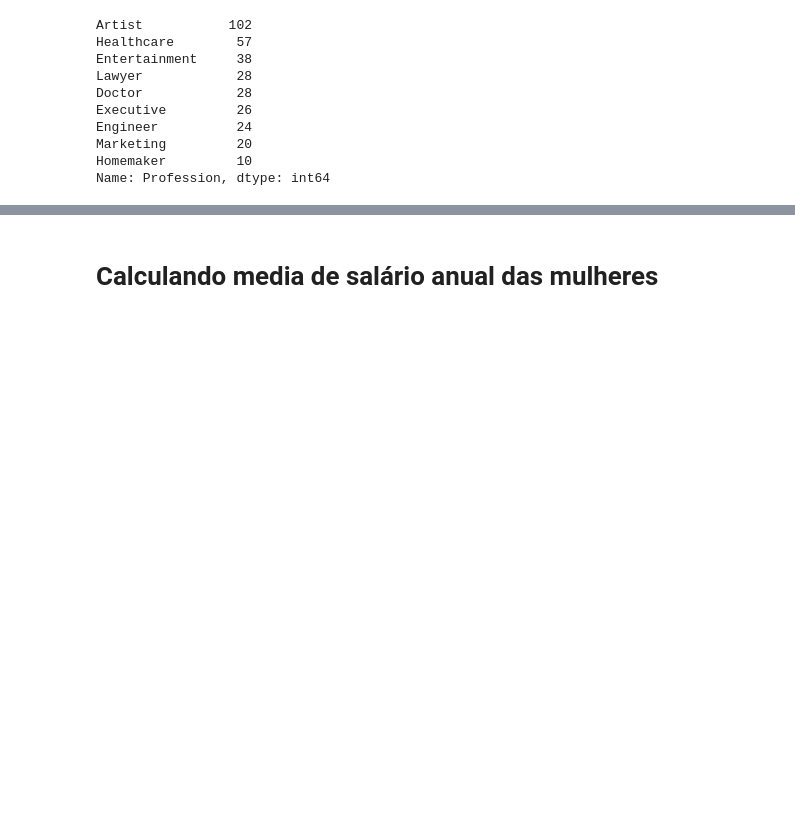
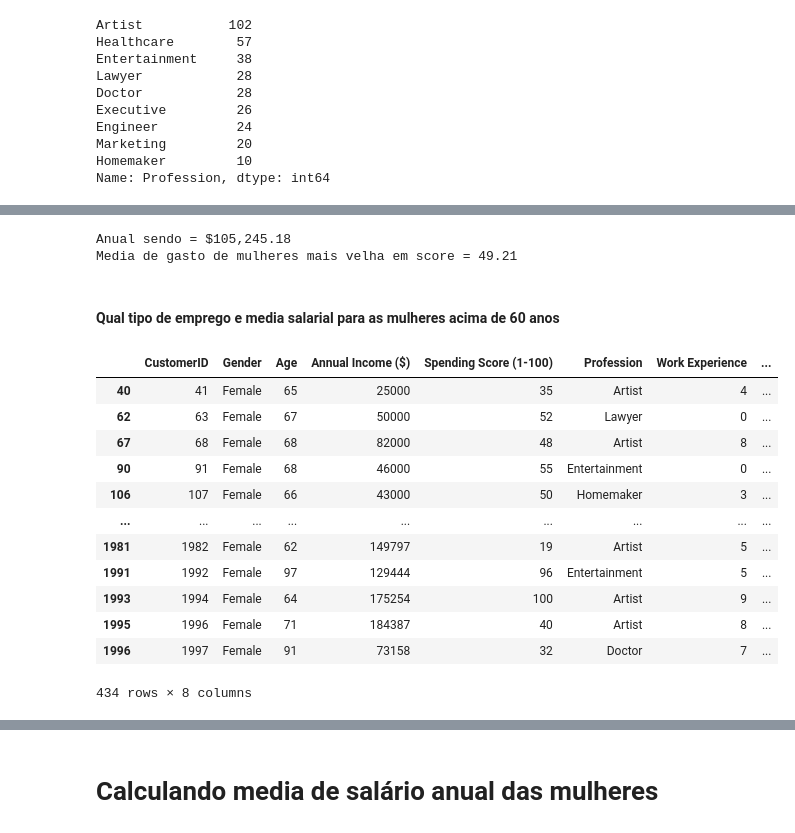
Before and after one commit to Raphael-Lira/ANALISE-DE-DADOS-EMPREGOS, a Jupyter notebook: code.ipynb, the cells around one changed output, grey strips where cells are left out. Drawn from its saved outputs; the diff is of its cells as text; code cells hidden in the pictures; blank space fills up the shorter version.

```diff
--- a/code.ipynb
+++ b/code.ipynb
@@ -116,0 +153,27 @@ Anual sendo = $112,483.47
+# %%
+print('Anual sendo = ${:,.2f}'.format(df_female_age60['Annual Income ($)'].mean()))
+
+print('Media de gasto de mulheres mais velha em score = {:.2f}'.format(df_female_age60['Spending Score (1-100)'].mean()))
+# %% [output]
+Anual sendo = $105,245.18
+Media de gasto de mulheres mais velha em score = 49.21
+# %% [markdown]
+#### Qual tipo de emprego e media salarial para as mulheres acima de 60 anos
+# %%
+# Divindo df em 3 tipos de idades
+df_female_age_old = df_female.loc[df_female['Age'] > 60]
+display(df_female_age_old)
+# %% [output]
+|  | CustomerID | Gender | Age | Annual Income ($) | Spending Score (1-100) | Profession | Work Experience | ... |
+| 40 | 41 | Female | 65 | 25000 | 35 | Artist | 4 | ... |
+| 62 | 63 | Female | 67 | 50000 | 52 | Lawyer | 0 | ... |
+| 67 | 68 | Female | 68 | 82000 | 48 | Artist | 8 | ... |
+| 90 | 91 | Female | 68 | 46000 | 55 | Entertainment | 0 | ... |
+| 106 | 107 | Female | 66 | 43000 | 50 | Homemaker | 3 | ... |
+| ... | ... | ... | ... | ... | ... | ... | ... | ... |
+| 1981 | 1982 | Female | 62 | 149797 | 19 | Artist | 5 | ... |
+| 1991 | 1992 | Female | 97 | 129444 | 96 | Entertainment | 5 | ... |
+| 1993 | 1994 | Female | 64 | 175254 | 100 | Artist | 9 | ... |
+| 1995 | 1996 | Female | 71 | 184387 | 40 | Artist | 8 | ... |
+| 1996 | 1997 | Female | 91 | 73158 | 32 | Doctor | 7 | ... |
+434 rows × 8 columns
```
Also changed, not shown: parts of 11 cells of this notebook.
